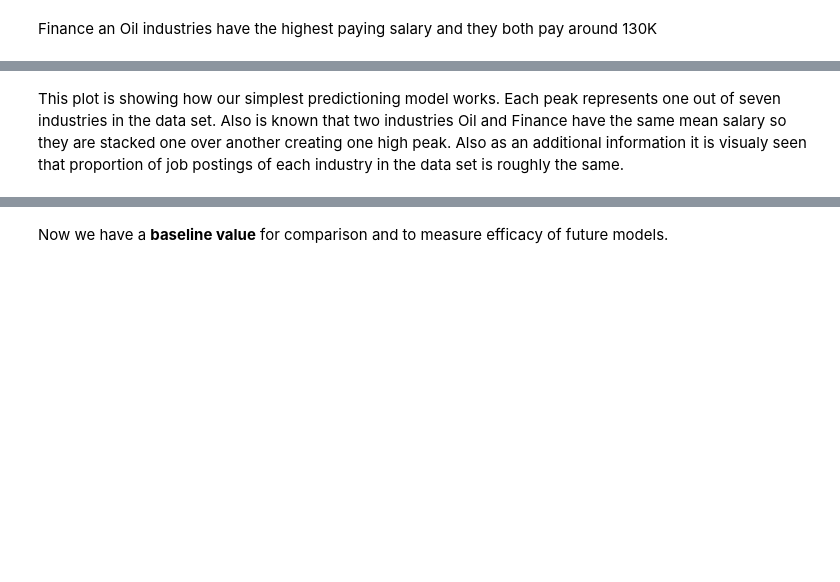
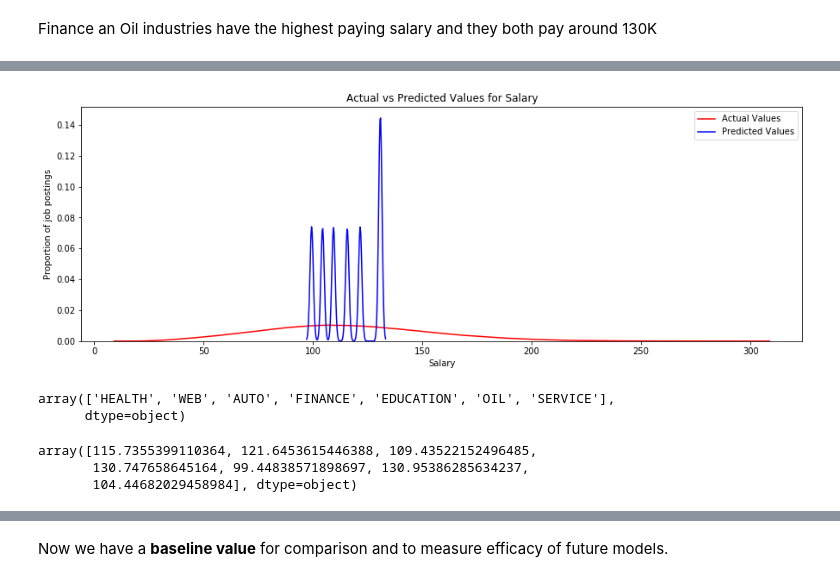
Before and after one commit to gaialeli/salarypredictionportfolio, a Jupyter notebook: Salary Prediction.ipynb, the cells around one changed output, grey strips where cells are left out. Drawn from its saved outputs; the diff is of its cells as text; code cells hidden in the pictures; blank space fills up the shorter version.

```diff
--- a/Salary Prediction.ipynb
+++ b/Salary Prediction.ipynb
@@ -726,0 +690,5 @@ ctdf_copy.head(10)
+# %%
+# model: Industry mean value
+# create a copy of the dataframe
+train_df_copy = train_df.copy()
+train_df_copy.head()
@@ -726,0 +702,4 @@ ctdf_copy.head(10)
+# %%
+#create a new column
+train_df_copy['Industry mean value'] = ''
+train_df_copy.head()
@@ -726,0 +713,7 @@ ctdf_copy.head(10)
+# %%
+#populate this new column with the dictionary content
+
+for index in range(len(train_df_copy)):
+    train_df_copy['Industry mean value'].values[index]=industry_mean[train_df_copy['industry'].values[index]]
+
+train_df_copy.head()
@@ -727,7 +727,7 @@ ctdf_copy.head(10)
 # %%
-#build a plot showing distribution of actual values vs predicted ones
+#visualitation of distribution of actual values vs predicted values
 def predict_plot(test,predict):
-    plt.figure(figsize=(17, 8))
+    plt.figure(figsize=(15, 5))
 
     ax1 = sns.distplot(test, hist=False, color="r", label="Actual Values")
     sns.distplot(predict, hist=False, color="b", label="Predicted Values" , ax=ax1)
@@ -736,6 +736,17 @@ def predict_plot(test,predict):
     plt.xlabel('Salary')
     plt.ylabel('Proportion of job postings')
 # %%
-predict_plot(clean_train_df['salary'],ctdf_copy['industry mean value'])
+predict_plot(train_df['salary'],train_df_copy['Industry mean value'])
+# %% [output]
+[figure, added]
-# %% [markdown]
-This plot is showing how our simplest predictioning model works. Each peak represents one out of seven industries in the data set. Also is known that two industries Oil and Finance have the same mean salary so they are stacked one over another creating one high peak. Also as an additional information it is visualy seen that proportion of job postings of each industry in the data set is roughly the same.
+# %%
+train_df['industry'].unique()
+# %% [output]
+array(['HEALTH', 'WEB', 'AUTO', 'FINANCE', 'EDUCATION', 'OIL', 'SERVICE'],
+      dtype=object)
+# %%
+train_df_copy['Industry mean value'].unique()
+# %% [output]
+array([115.7355399110364, 121.6453615446388, 109.43522152496485,
+       130.747658645164, 99.44838571898697, 130.95386285634237,
+       104.44682029458984], dtype=object)
```
Also changed, not shown: parts of 34 cells of this notebook.
